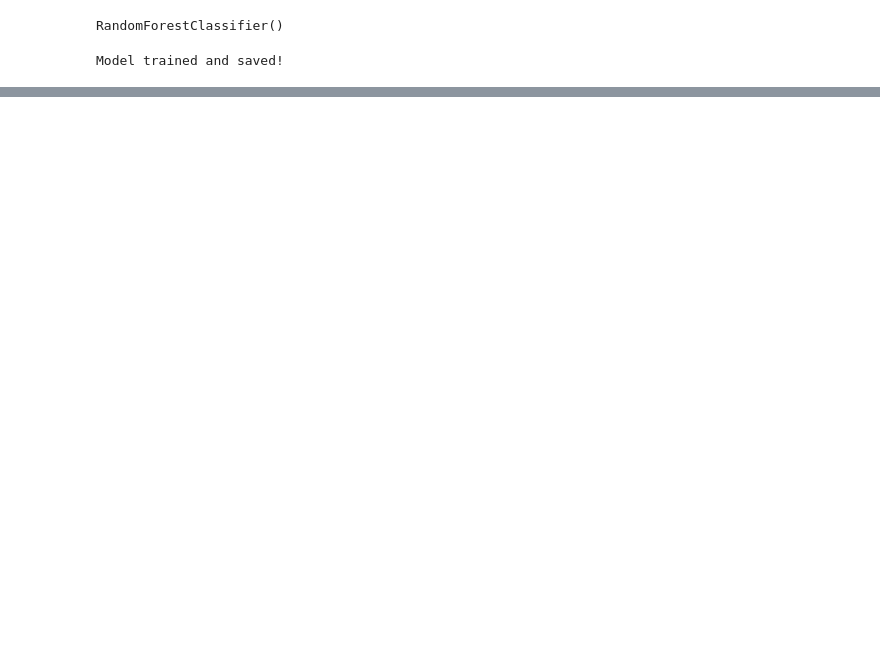
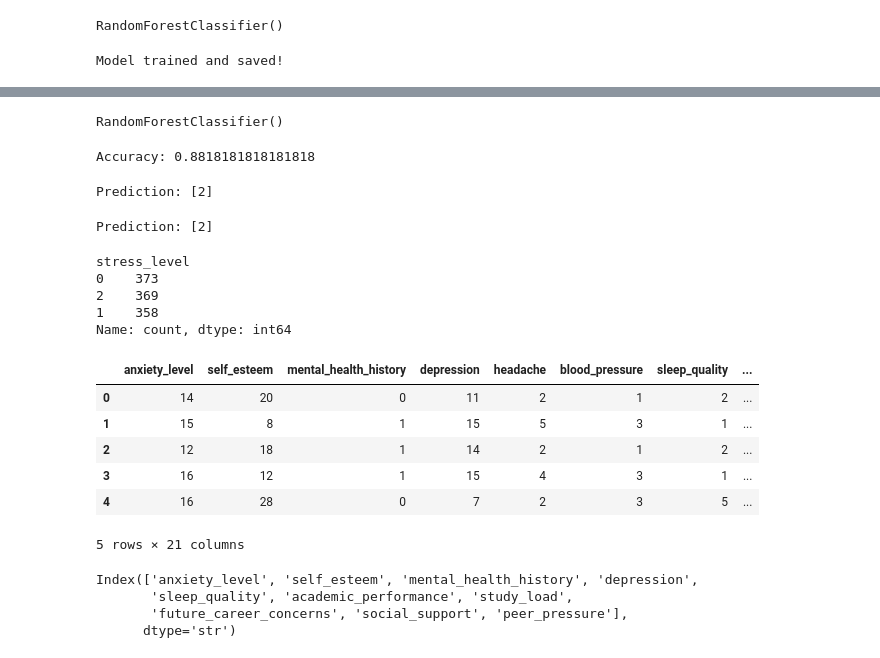
Before and after one commit to Monikasri2112/Burnout-prediction, a Jupyter notebook: Model/train_model.ipynb, the cells around one changed output, grey strips where cells are left out. Saved outputs shown, nothing was run; the diff lists cells and outputs as text; code cells hidden in the pictures; blank space fills up the shorter version.

```diff
--- a/Model/train_model.ipynb
+++ b/Model/train_model.ipynb
@@ -29,0 +72,18 @@ FileNotFoundError: [Errno 2] No such file or directory: 'student_stress_dataset.
+# %%
+from sklearn.ensemble import RandomForestClassifier
+
+model = RandomForestClassifier()
+
+model.fit(X_train, y_train)
+# %% [output]
+RandomForestClassifier()
+# %%
+from sklearn.metrics import accuracy_score
+
+y_pred = model.predict(X_test)
+
+accuracy = accuracy_score(y_test, y_pred)
+
+print("Accuracy:", accuracy)
+# %% [output]
+Accuracy: 0.8818181818181818
@@ -29,0 +118,21 @@ FileNotFoundError: [Errno 2] No such file or directory: 'student_stress_dataset.
+# %%
+import pandas as pd
+
+test_data = pd.DataFrame([{
+"anxiety_level":5,
+"self_esteem":1,
+"mental_health_history":1,
+"depression":5,
+"sleep_quality":1,
+"academic_performance":2,
+"study_load":5,
+"future_career_concerns":5,
+"social_support":1,
+"peer_pressure":5
+}])
+
+prediction = model.predict(test_data)
+
+print("Prediction:", prediction)
+# %% [output]
+Prediction: [2]
@@ -29,0 +154,6 @@ FileNotFoundError: [Errno 2] No such file or directory: 'student_stress_dataset.
+# %%
+prediction = model.predict(input_df)
+
+print("Prediction:", prediction)
+# %% [output]
+Prediction: [2]
@@ -29,0 +164,22 @@ FileNotFoundError: [Errno 2] No such file or directory: 'student_stress_dataset.
+# %%
+df["stress_level"].value_counts()
+# %% [output]
+stress_level
+0    373
+2    369
+1    358
+Name: count, dtype: int64
+# %%
+import pandas as pd
+
+df = pd.read_csv("StressLevelDataset.csv")
+
+df.head()
+# %% [output]
+|  | anxiety_level | self_esteem | mental_health_history | depression | headache | blood_pressure | sleep_quality | ... |
+| 0 | 14 | 20 | 0 | 11 | 2 | 1 | 2 | ... |
+| 1 | 15 | 8 | 1 | 15 | 5 | 3 | 1 | ... |
+| 2 | 12 | 18 | 1 | 14 | 2 | 1 | 2 | ... |
+| 3 | 16 | 12 | 1 | 15 | 4 | 3 | 1 | ... |
+| 4 | 16 | 28 | 0 | 7 | 2 | 3 | 5 | ... |
+5 rows × 21 columns
@@ -29,0 +202,7 @@ FileNotFoundError: [Errno 2] No such file or directory: 'student_stress_dataset.
+# %%
+print(X.columns)
+# %% [output]
+Index(['anxiety_level', 'self_esteem', 'mental_health_history', 'depression',
+       'sleep_quality', 'academic_performance', 'study_load',
+       'future_career_concerns', 'social_support', 'peer_pressure'],
+      dtype='str')
```
Also changed, not shown: parts of 34 cells of this notebook, 9 other files.
